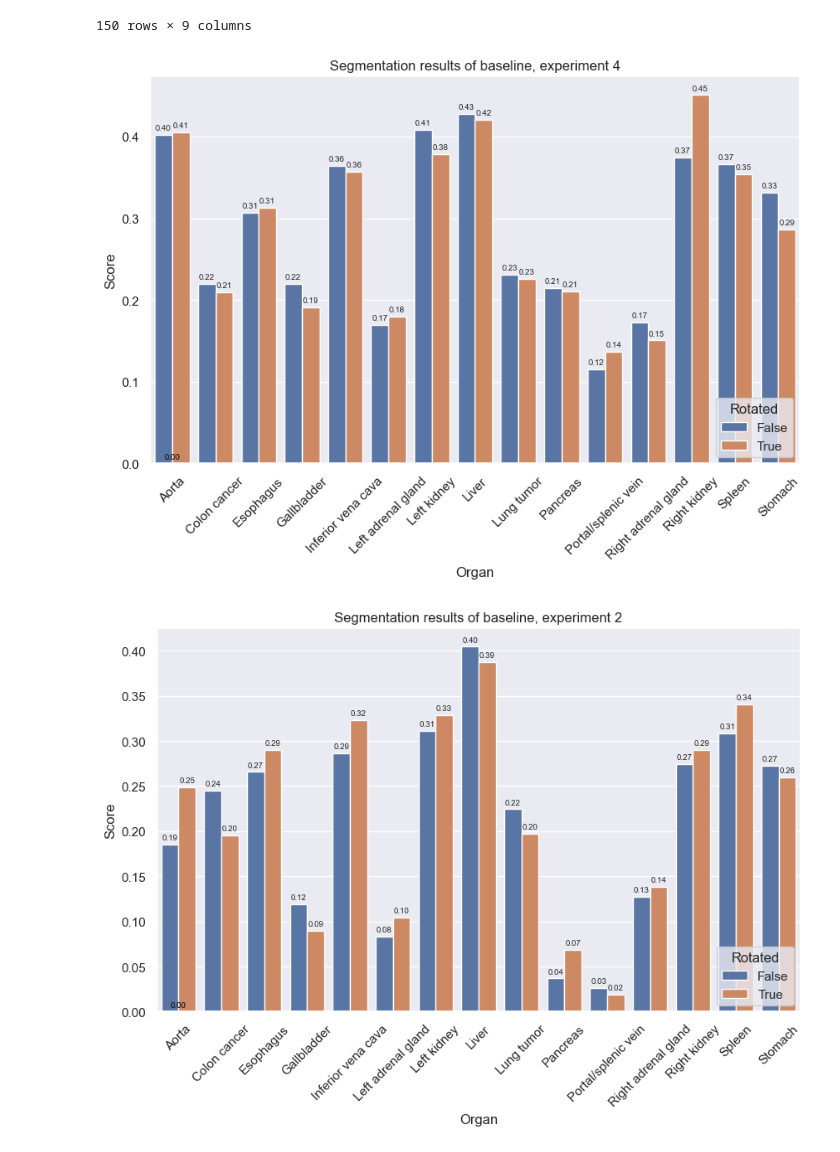
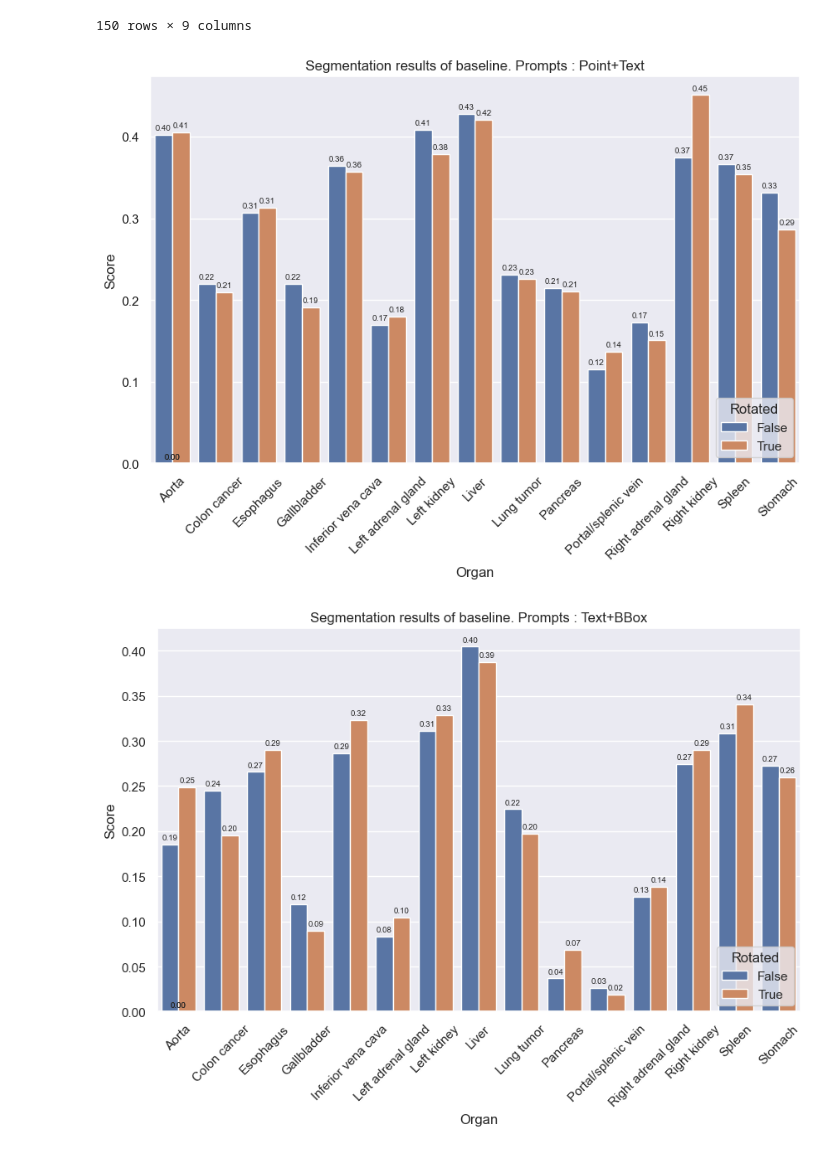
Before and after one commit to DB19222/DL2-group5-med-seg, a Jupyter notebook: logs/results/create_plots.ipynb, the cells around one changed output. Drawn from its saved outputs; the diff is of its cells as text; code cells hidden in the pictures.

Commit message:
added experiment specific titles

```diff
--- a/logs/results/create_plots.ipynb
+++ b/logs/results/create_plots.ipynb
@@ -55,25 +63,25 @@ result_frame
 # %%
 for experiment in result_frame['Experiment'].unique():
     subset = result_frame[result_frame['Experiment'] == experiment].copy()
     subset = subset.reset_index()
 
     sns.set_theme()
     plt.figure(figsize=(10, 6))
     plot = sns.barplot(x='Organ', y='Score', hue='Rotated', data=subset)
     plt.xticks(rotation=45)
     plt.legend(title=f'Rotated', loc='lower right')
     for p in plot.patches:
         plot.annotate(format(p.get_height(), '.2f'),
                     (p.get_x() + p.get_width() / 2., p.get_height()),
                     ha = 'center', va = 'center',
                     xytext = (0, 6),
                     textcoords = 'offset points',
                     fontsize=7)
 
-    plt.title(f'Segmentation results of baseline, experiment {experiment}')
+    plt.title(f'Segmentation results of baseline. Prompts : {experiment_mapping[experiment]}')
     plt.xlabel('Organ')
     plt.ylabel('Score')
     plt.show()
 # %% [output]
-[figure, old version]
+[figure, new version]
-[figure, old version]
+[figure, new version]
```
Also changed, not shown: parts of 2 cells of this notebook.
